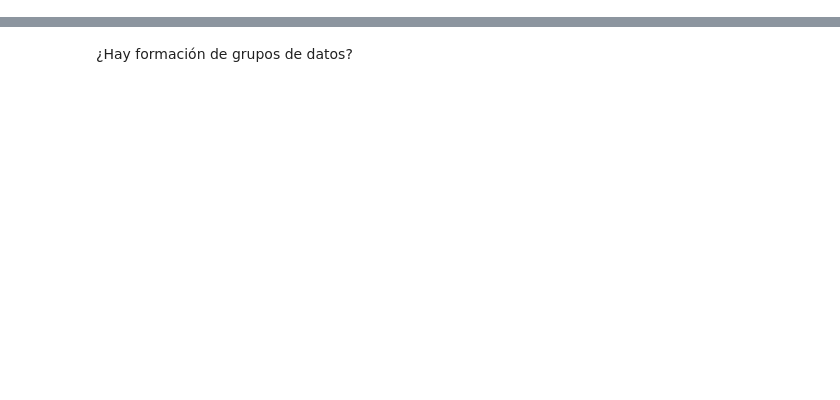
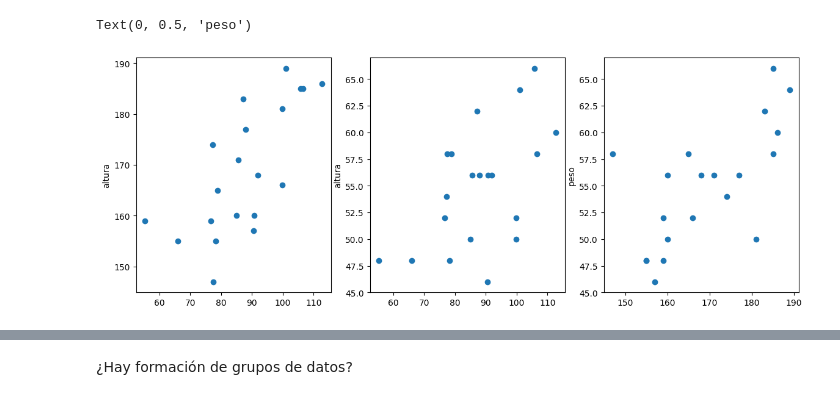
Before and after one commit to javieriserte/qualitative-data-course, a Jupyter notebook: classes/C02.5.Reduccion.ipynb, the cells around one changed output, grey strips where cells are left out. Saved outputs shown, nothing was run; the diff lists cells and outputs as text; code cells hidden in the pictures; blank space fills up the shorter version.

```diff
--- a/classes/C02.5.Reduccion.ipynb
+++ b/classes/C02.5.Reduccion.ipynb
@@ -19,0 +69,31 @@ Son métodos numéricos y/o visuales
+# %%
+
+import numpy as np
+import matplotlib.pyplot as plt
+
+alt = [
+  85.5, 87.2, 77.4, 78.3, 101.1, 112.8, 90.8, 105.8, 78.9, 91.9,
+  55.3, 76.6, 99.8, 106.5, 90.5, 87.9, 66.0, 99.8, 84.9, 77.2]
+
+peso = [
+  171, 183, 147, 155, 189, 186, 160, 185, 165, 168,
+  159, 159, 181, 185, 157, 177, 155, 166, 160, 174]
+
+tamRopa = [
+  56, 62, 58, 48, 64, 60, 56, 66, 58, 56,
+  48, 52, 50, 58, 46, 56, 48, 52, 50, 54]
+
+fig, axes = plt.subplots(1, 3, figsize=(14,5))
+
+axes[0].scatter(alt, peso)
+axes[0].set_ylabel("peso")
+axes[0].set_ylabel("altura")
+axes[1].scatter(alt, tamRopa)
+axes[1].set_ylabel("tamaño ropa")
+axes[1].set_ylabel("altura")
+axes[2].scatter(peso, tamRopa)
+axes[2].set_ylabel("tamaño ropa")
+axes[2].set_ylabel("peso")
+# %% [output]
+Text(0, 0.5, 'peso')
+[figure, added]
```
Also changed, not shown: parts of 37 cells of this notebook, 7 other files.
